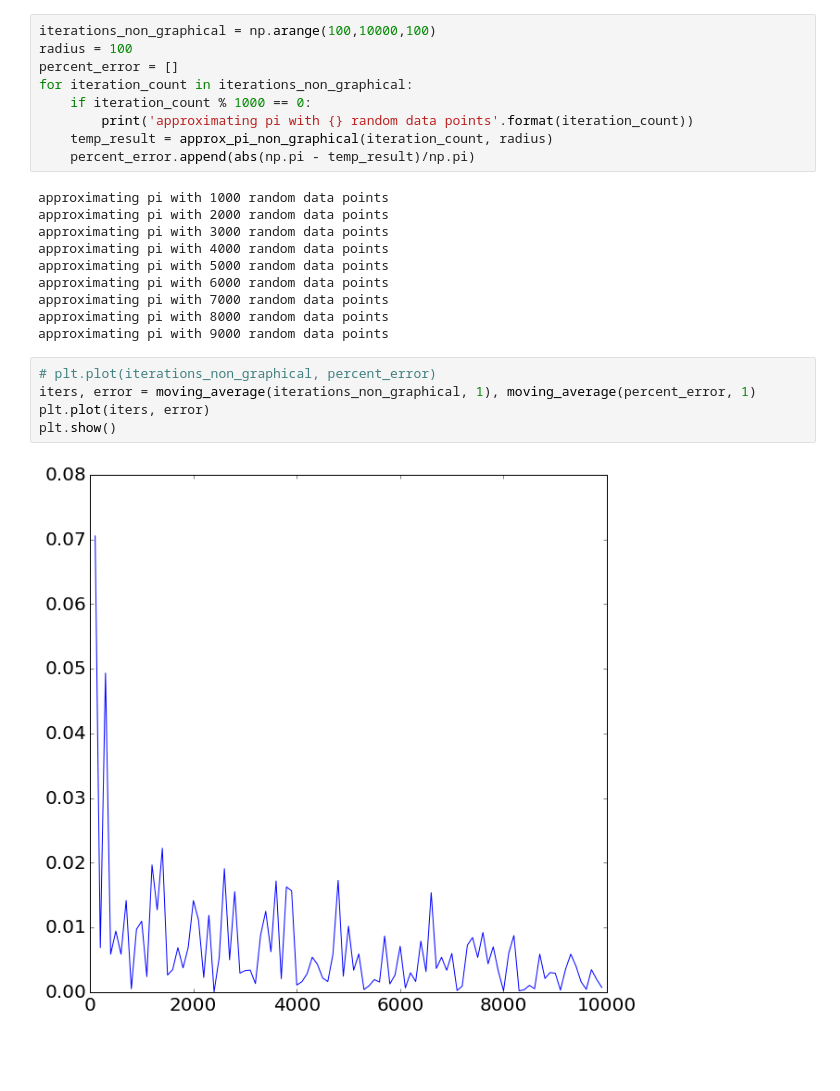
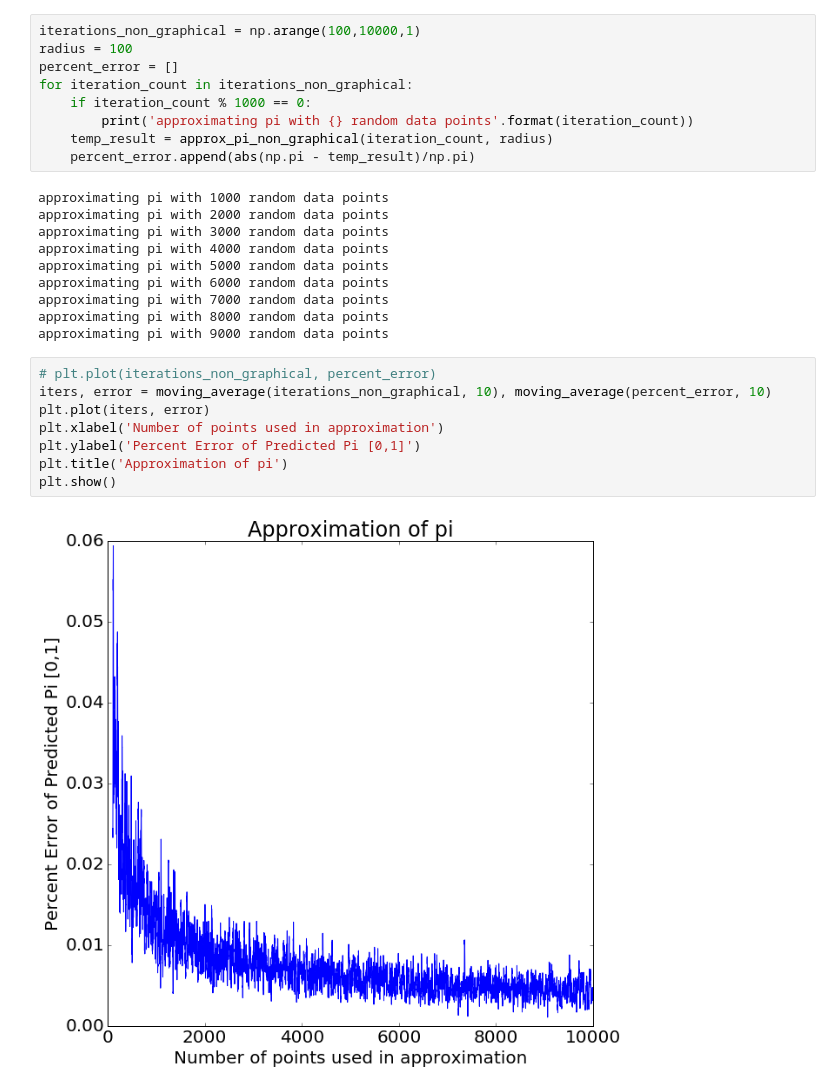
Before and after one commit to michaelneuder/numerical_experiments, a Jupyter notebook: pi/pi_approximation.ipynb, the cells around one changed output. Saved outputs shown, nothing was run; the diff lists cells and outputs as text; blank space fills up the shorter version.

```diff
--- a/pi/pi_approximation.ipynb
+++ b/pi/pi_approximation.ipynb
@@ -69,5 +69,5 @@ pi = approx_pi_graphical(iterations, radius)
 # %%
-iterations_non_graphical = np.arange(100,10000,100)
+iterations_non_graphical = np.arange(100,10000,1)
 radius = 100
 percent_error = []
 for iteration_count in iterations_non_graphical:
@@ -87,8 +87,11 @@ approximating pi with 8000 random data points
 approximating pi with 9000 random data points
 # %%
 # plt.plot(iterations_non_graphical, percent_error)
-iters, error = moving_average(iterations_non_graphical, 1), moving_average(percent_error, 1)
+iters, error = moving_average(iterations_non_graphical, 10), moving_average(percent_error, 10)
 plt.plot(iters, error)
+plt.xlabel('Number of points used in approximation')
+plt.ylabel('Percent Error of Predicted Pi [0,1]')
+plt.title('Approximation of pi')
 plt.show()
 # %% [output]
-[figure, old version]
+[figure, new version]
```
Also changed, not shown: parts of 1 cell of this notebook, 6 other files.
